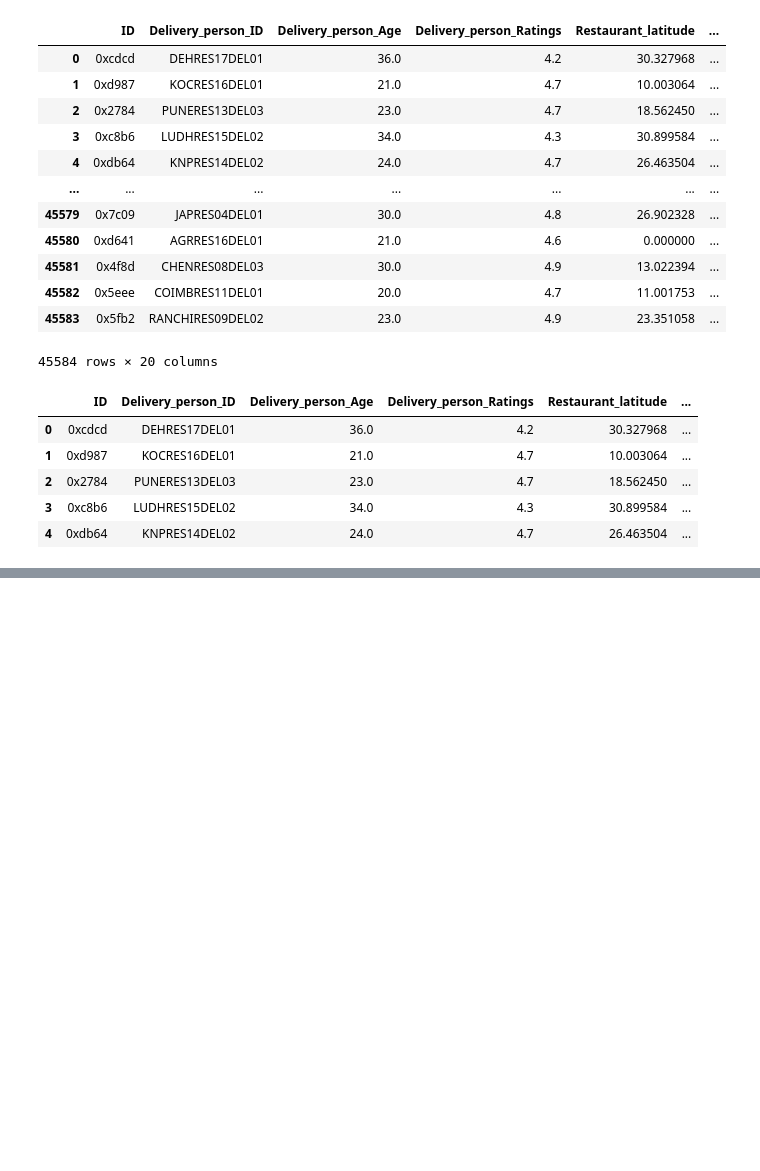
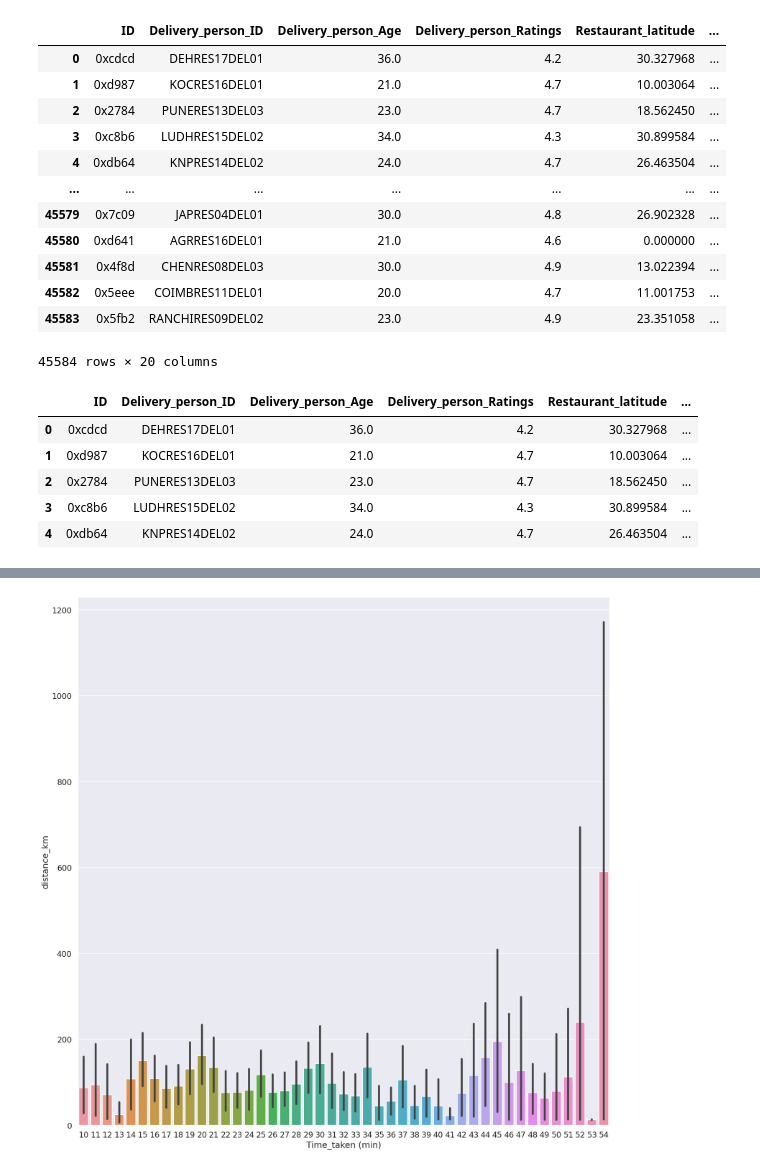
Before and after one commit to PushpaVijaySaini/deliverytime, a Jupyter notebook: notebooks/EDA.ipynb, the cells around one changed output, grey strips where cells are left out. Drawn from its saved outputs; the diff is of its cells as text; code cells hidden in the pictures; blank space fills up the shorter version.

```diff
--- a/notebooks/EDA.ipynb
+++ b/notebooks/EDA.ipynb
@@ -29,0 +302,13 @@ df.head()
+# %%
+data['distance_km']=np.nan
+for i in range(len(data)):
+    data.loc[i,'distance_km']=getDistanceFromLatLonInKm(data.loc[i,'Restaurant_latitude'],
+                                        data.loc[i,'Restaurant_longitude'],
+                                        data.loc[i,'Delivery_location_latitude'],
+                                        data.loc[i,'Delivery_location_longitude']
+                                        )
+# %%
+data.fillna(data.select_dtypes(include='object').mode().iloc[0], inplace=True)
+data
+data[['Delivery_person_Age', 'Restaurant_latitude','Restaurant_longitude','Delivery_location_latitude','Delivery_location_longitude']] = data[['Delivery_person_Age', 'Restaurant_latitude','Restaurant_longitude','Delivery_location_latitude','Delivery_location_longitude']].fillna(data[['Delivery_person_Age', 'Restaurant_latitude','Restaurant_longitude','Delivery_location_latitude','Delivery_location_longitude']].median())
+data['Delivery_person_Age'].value_counts()
@@ -29,0 +377,11 @@ df.head()
+# %%
+data=data.drop(['Delivery_location_latitude'],axis=1)
+data=data.drop(['Delivery_location_longitude'],axis=1)
+data=data.drop(['Restaurant_latitude'],axis=1)
+data=data.drop(['Restaurant_longitude'],axis=1)
+
+data=data.drop(['Delivery_person_ID'],axis=1)
+data=data.drop(['Order_Date'],axis=1)
+data=data.drop(['Time_Orderd'],axis=1)
+data=data.drop(['Time_Order_picked'],axis=1)
+data
@@ -29,0 +402,11 @@ df.head()
+# %%
+import seaborn as sns
+import matplotlib.pyplot as plt
+plt.figure(figsize = (20,20))
+
+sns.set_context("talk")
+sns.set_style("darkgrid")
+
+ax = sns.barplot(x = 'Time_taken (min)' , y = 'distance_km' , data = data )
+# %% [output]
+[figure, added]
```
Also changed, not shown: parts of 32 cells of this notebook, 9 other files.
